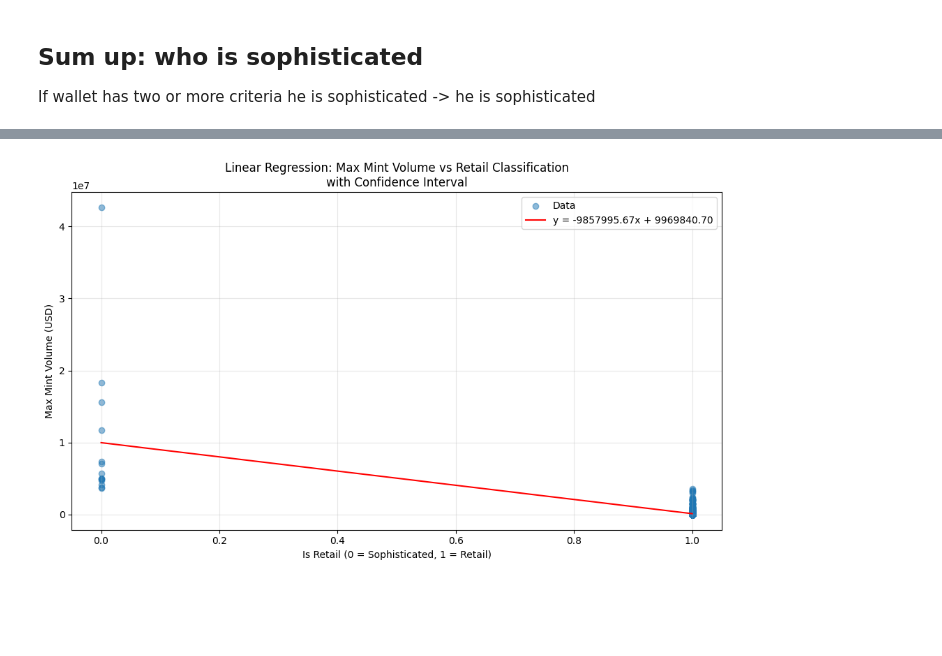
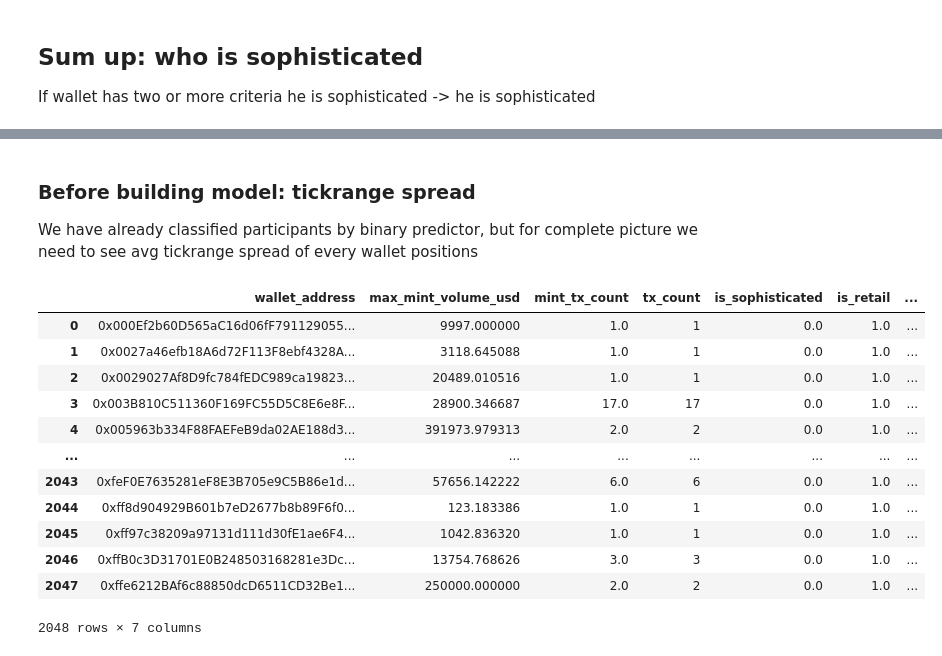
Before and after one commit to stryukovsky/go-backend-learn, a Jupyter notebook: analytics/UniswapV3.ipynb, the cells around one changed output, grey strips where cells are left out. Cells and saved outputs as stored; diff of their text form; code cells hidden in the pictures; blank space fills up the shorter version.

```diff
--- a/analytics/UniswapV3.ipynb
+++ b/analytics/UniswapV3.ipynb
@@ -260,28 +226,4 @@ Notes:
-# %%
-import pandas as pd
-import numpy as np
-import matplotlib.pyplot as plt
-
-# Create plot
-plt.figure(figsize=(10, 6))
-
-x = plot_data[['is_retail']]  # Binary predictor
-y = plot_data['max_mint_volume_usd']  # Continuous outcome
-
-x_line = np.linspace(x.min(), x.max(), 100)
-b = model.params[0]  # Intercept (const)
-k = model.params[1]  # Slope
-y_line = k * x_line + b
-
-plt.scatter(x, y, alpha=0.5, label='Data')
-plt.plot(x_line, y_line, 'r-', label=f'y = {k:.2f}x + {b:.2f}')
-plt.ylabel('Max Mint Volume (USD)')
-plt.xlabel('Is Retail (0 = Sophisticated, 1 = Retail)')
-plt.title('Linear Regression: Max Mint Volume vs Retail Classification\nwith Confidence Interval')
-plt.legend()
-plt.grid(True, alpha=0.3)
-
-plt.tight_layout()
-plt.show()
-# %% [output]
-[figure, removed]
+# %% [markdown]
+### Before building model: tickrange spread
+
+We have already classified participants by binary predictor, but for complete picture we need to see avg tickrange spread of every wallet positions
@@ -287,0 +235,16 @@ plt.show()
+# %%
+classified
+# %% [output]
+|  | wallet_address | max_mint_volume_usd | mint_tx_count | tx_count | is_sophisticated | is_retail | ... |
+| 0 | 0x000Ef2b60D565aC16d06fF791129055... | 9997.000000 | 1.0 | 1 | 0.0 | 1.0 | ... |
+| 1 | 0x0027a46efb18A6d72F113F8ebf4328A... | 3118.645088 | 1.0 | 1 | 0.0 | 1.0 | ... |
+| 2 | 0x0029027Af8D9fc784fEDC989ca19823... | 20489.010516 | 1.0 | 1 | 0.0 | 1.0 | ... |
+| 3 | 0x003B810C511360F169FC55D5C8E6e8F... | 28900.346687 | 17.0 | 17 | 0.0 | 1.0 | ... |
+| 4 | 0x005963b334F88FAEFeB9da02AE188d3... | 391973.979313 | 2.0 | 2 | 0.0 | 1.0 | ... |
+| ... | ... | ... | ... | ... | ... | ... | ... |
+| 2043 | 0xfeF0E7635281eF8E3B705e9C5B86e1d... | 57656.142222 | 6.0 | 6 | 0.0 | 1.0 | ... |
+| 2044 | 0xff8d904929B601b7eD2677b8b89F6f0... | 123.183386 | 1.0 | 1 | 0.0 | 1.0 | ... |
+| 2045 | 0xff97c38209a97131d111d30fE1ae6F4... | 1042.836320 | 1.0 | 1 | 0.0 | 1.0 | ... |
+| 2046 | 0xffB0c3D31701E0B248503168281e3Dc... | 13754.768626 | 3.0 | 3 | 0.0 | 1.0 | ... |
+| 2047 | 0xffe6212BAf6c88850dcD6511CD32Be1... | 250000.000000 | 2.0 | 2 | 0.0 | 1.0 | ... |
+2048 rows × 7 columns
```
Also changed, not shown: parts of 11 cells of this notebook, 5 other files.
